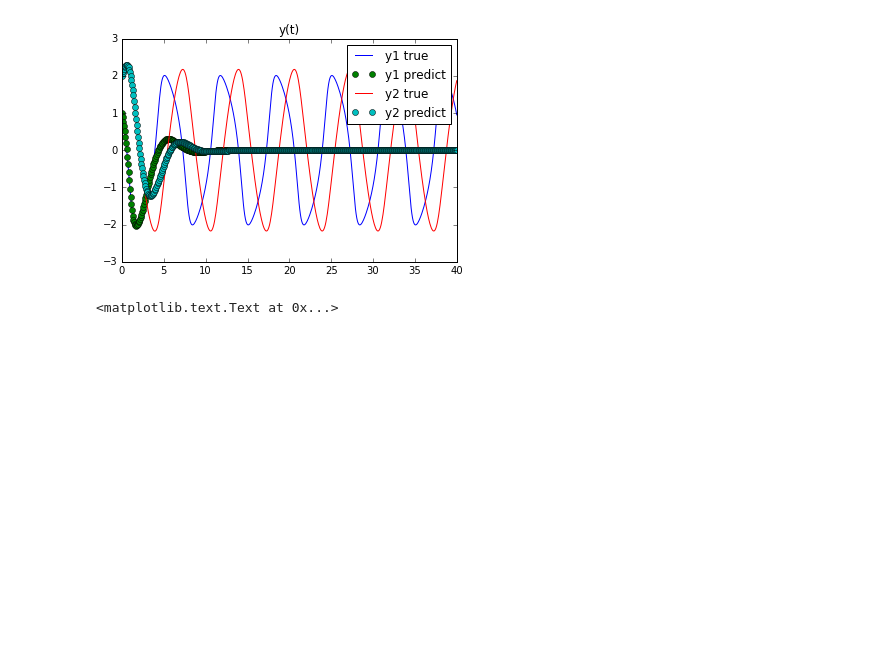
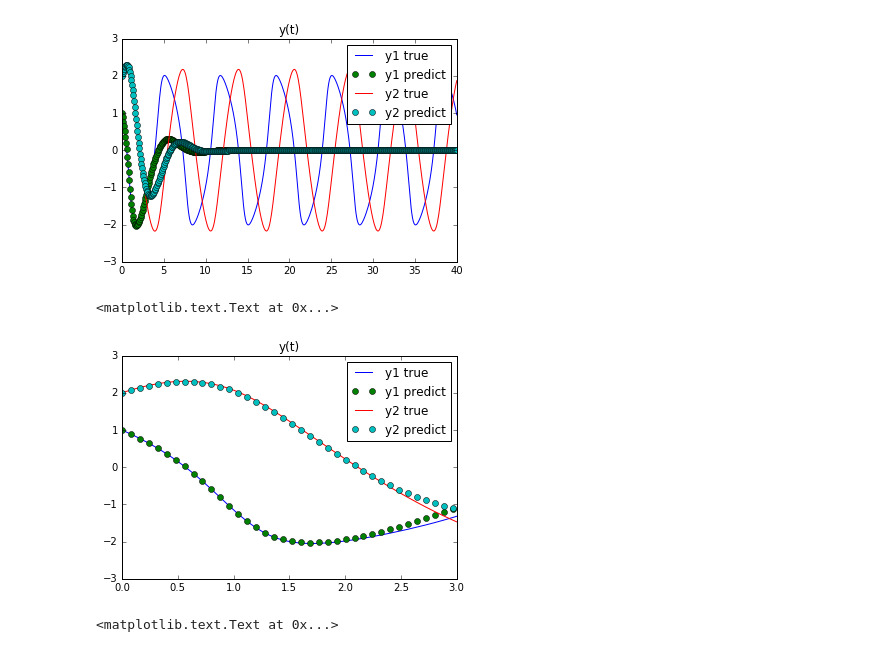
Before and after one commit to JiaweiZhuang/AM205_final, a Jupyter notebook: prototype/CHC/Van_der_Pol_oscillator.ipynb, the cells around one changed output. Drawn from its saved outputs; the diff is of its cells as text; code cells hidden in the pictures; blank space fills up the shorter version.

```diff
--- a/prototype/Van_der_Pol_oscillator.ipynb
+++ b/prototype/CHC/Van_der_Pol_oscillator.ipynb
@@ -88,6 +89,21 @@ plt.title('y(t)')
 # %% [output]
 <matplotlib.text.Text at 0x...>
 [figure]
+# %%
+# scipy sol
+plt.plot(sol.t, sol.y[0], label='y1 true')
+# nn soln
+plt.plot(t, y_pred_list[0], 'o', label='y1 predict')
+
+plt.plot(sol.t, sol.y[1], label='y2 true')
+plt.plot(t, y_pred_list[1], 'o', label='y2 predict')
+
+plt.legend()
+plt.xlim((0, 3))
+plt.title('y(t)')
+# %% [output]
+<matplotlib.text.Text at 0x...>
+[figure, added]
 # %%
 y_pred_list, dydt_pred_list = nn.predict()
 
```
Also changed, not shown: parts of 1 cell of this notebook, 2 other files.
